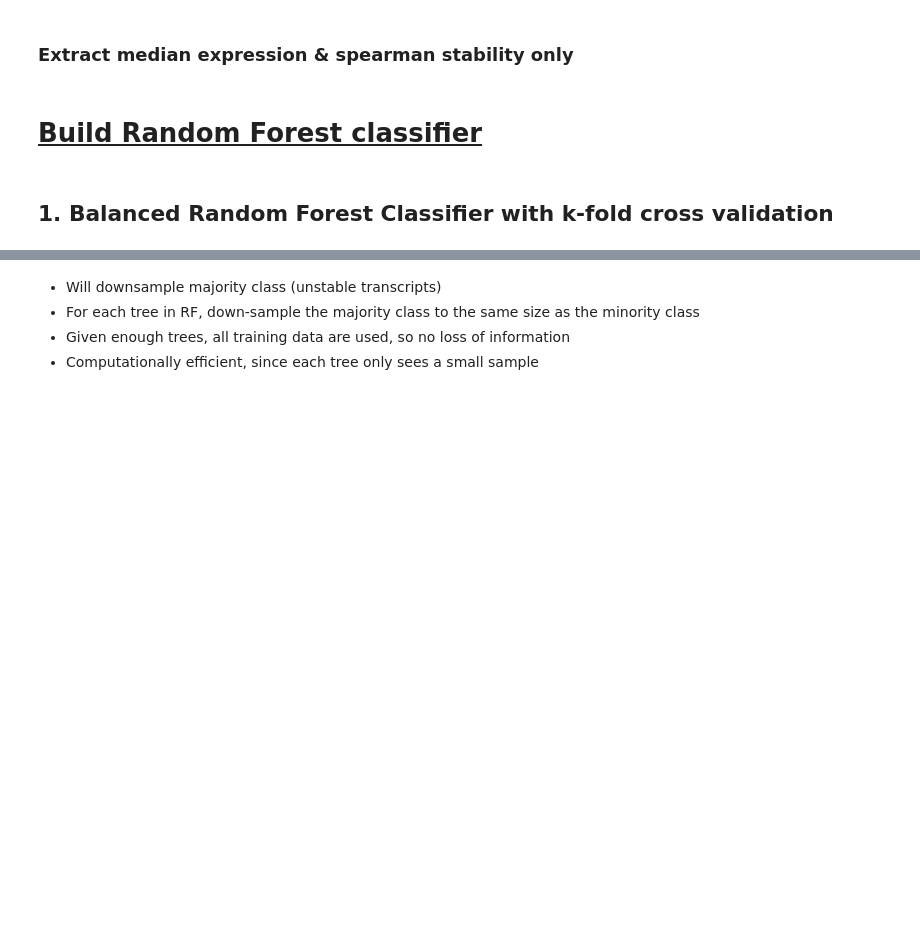
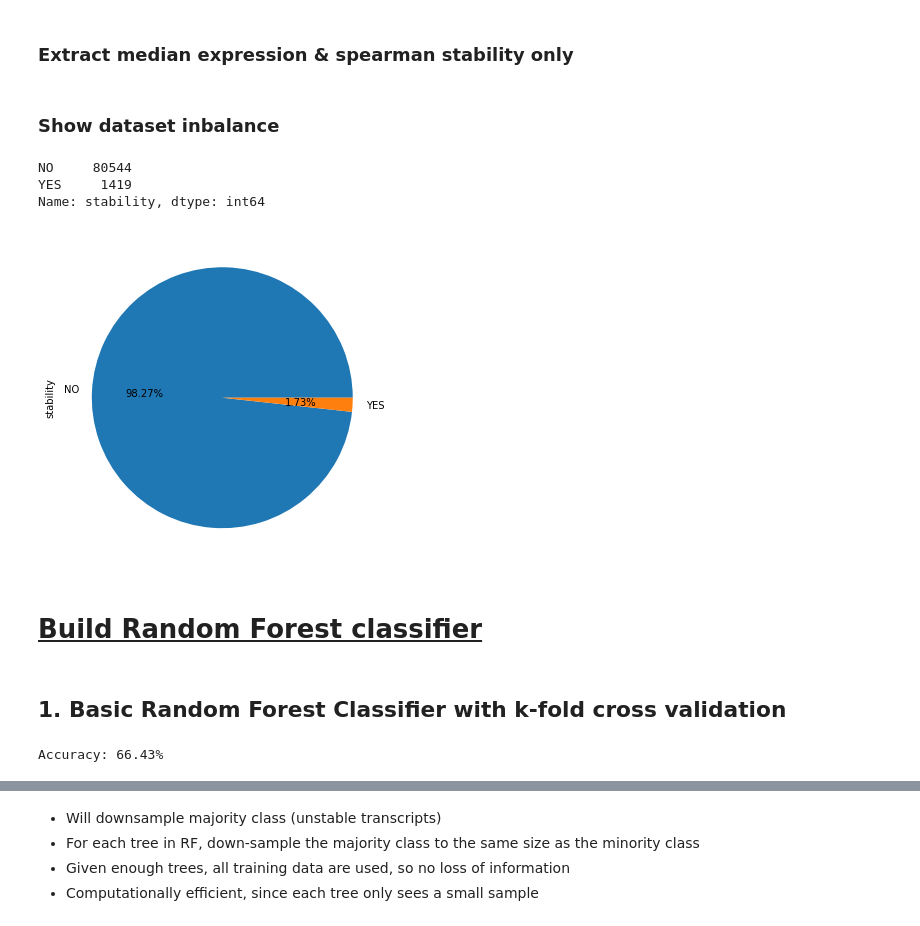
Before and after one commit to anthfm/TranscriptML, a Jupyter notebook: RF_classifier.ipynb, the cells around one changed output, grey strips where cells are left out. Drawn from its saved outputs; the diff is of its cells as text; code cells hidden in the pictures; blank space fills up the shorter version.

```diff
--- a/RF_classifier.ipynb
+++ b/RF_classifier.ipynb
@@ -32,7 +33,18 @@ transcript_stability = transcript_stability[~transcript_stability["transcript_id
 ### Extract median expression & spearman stability only
 # %%
 transcript_stability = transcript_stability.loc[:,['combined_median','stability']]
+# %% [markdown]
+### Show dataset inbalance
+# %%
+plt.figure(figsize=(6,6))
+pd.Series(transcript_stability['stability']).value_counts().plot(kind ='pie', autopct='%1.2f%%')
+print(pd.Series(transcript_stability['stability']).value_counts())
+# %% [output]
+NO     80544
+YES     1419
+Name: stability, dtype: int64
+[figure, added]
 # %% [markdown]
 # <u>Build Random Forest classifier </u>
 # %% [markdown]
-## 1. Balanced Random Forest Classifier with k-fold cross validation
+## 1. Basic Random Forest Classifier with k-fold cross validation
@@ -38,0 +58,4 @@ transcript_stability = transcript_stability.loc[:,['combined_median','stability'
+# %%
+print("Accuracy: %.2f%%" % (rf_scores.mean()*100.0))
+# %% [output]
+Accuracy: 66.43%
```
Also changed, not shown: parts of 64 cells of this notebook.
